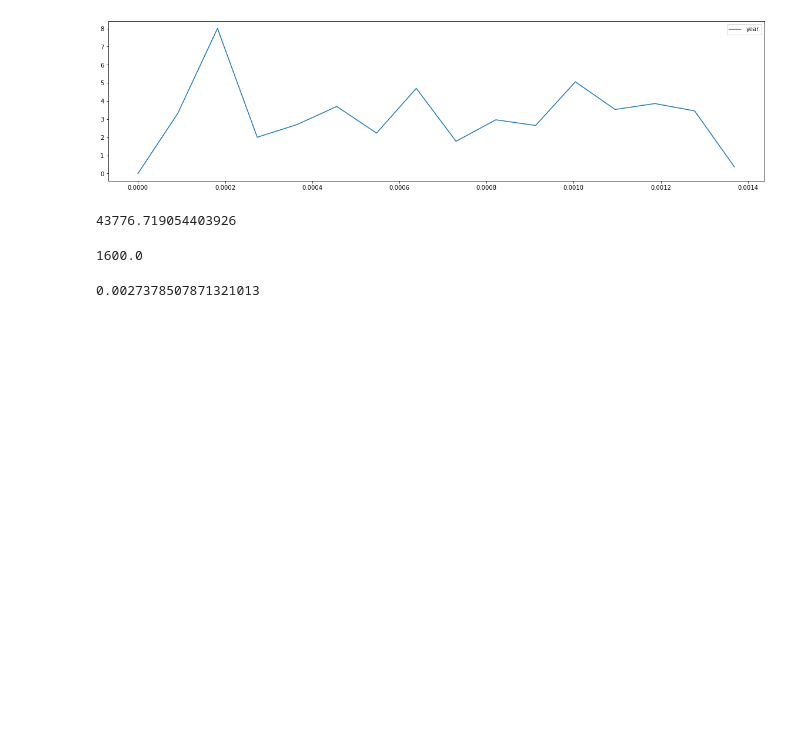
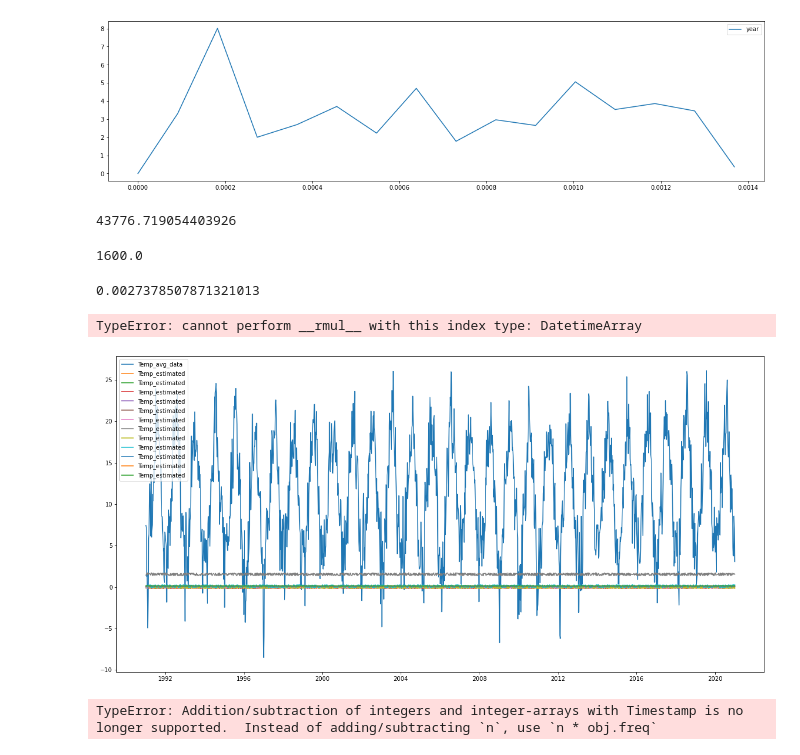
Before and after one commit to spyderroque/IBM_Advance_Data_Science, a Jupyter notebook: Capstone/weather/Advanced Data Science Capstone.Model_Def.ipynb, the cells around one changed output. Cells and saved outputs as stored; diff of their text form; code cells hidden in the pictures; blank space fills up the shorter version.

```diff
--- a/Capstone/weather/Advanced Data Science Capstone.Model_Def.ipynb
+++ b/Capstone/weather/Advanced Data Science Capstone.Model_Def.ipynb
@@ -496,8 +496,38 @@ max(alt)
 # %% [output]
 0.0027378507871321013
 # %%
-# So
+# So the only remarkable frequency is that of an year.
 # Let's start with a manual done regression model. This is justfied considering the insights we have gained by now.
-def regression_model(w1, w2, w3):
-    t_hat = w1 * x + w2 * np.cos(x / z2)
+# x is the day, z2 could / should be 365 days
+def regression_model(x_value, w1, w2, z2):
+    t_hat = w1 * x_value + w2 * np.cos(x_value / z2)
     return t_hat
+# %%
+#let's tryto fit that thing!
+# first I need a new feature, which is the difference to the starting date 01-01-1991
+X_numbers = []
+X_numbers.append(6)
+for day in range (1, df_train_w.shape[0]):
+    X_numbers.append(X_numbers[day-1]+7)
+X_numbers = np.asarray(X_numbers)
+# as can be ssen, this is weeks, so the consequent values should be
+# %%
+from scipy.optimize import curve_fit
+popt, pcov = curve_fit(regression_model, X_numbers, df_train_w['Temp_avg'])
+#print the final parameters
+print(" w1 = %f, w2 = %f, z2 = %f" % (popt[0], popt[1], popt[2]))
+# %% [output]
+TypeError: cannot perform __rmul__ with this index type: DatetimeArray
+# %%
+temperature_estimated = regression_model(df_train_w, popt[0], popt[1], popt[2])
+fig = plt.figure(figsize=(20,10))
+plt.plot(df_train_w['Temp_avg'], label = 'Temp_avg_data')
+plt.plot(temperature_estimated, label = 'Temp_estimated')
+plt.legend()
+plt.show()
+# %% [output]
+[figure, added]
+# %%
+df_train_w.index[0]+X_numbers[0]
+# %% [output]
+TypeError: Addition/subtraction of integers and integer-arrays with Timestamp is no longer supported.  Instead of adding/subtracting `n`, use `n * obj.freq`
```
